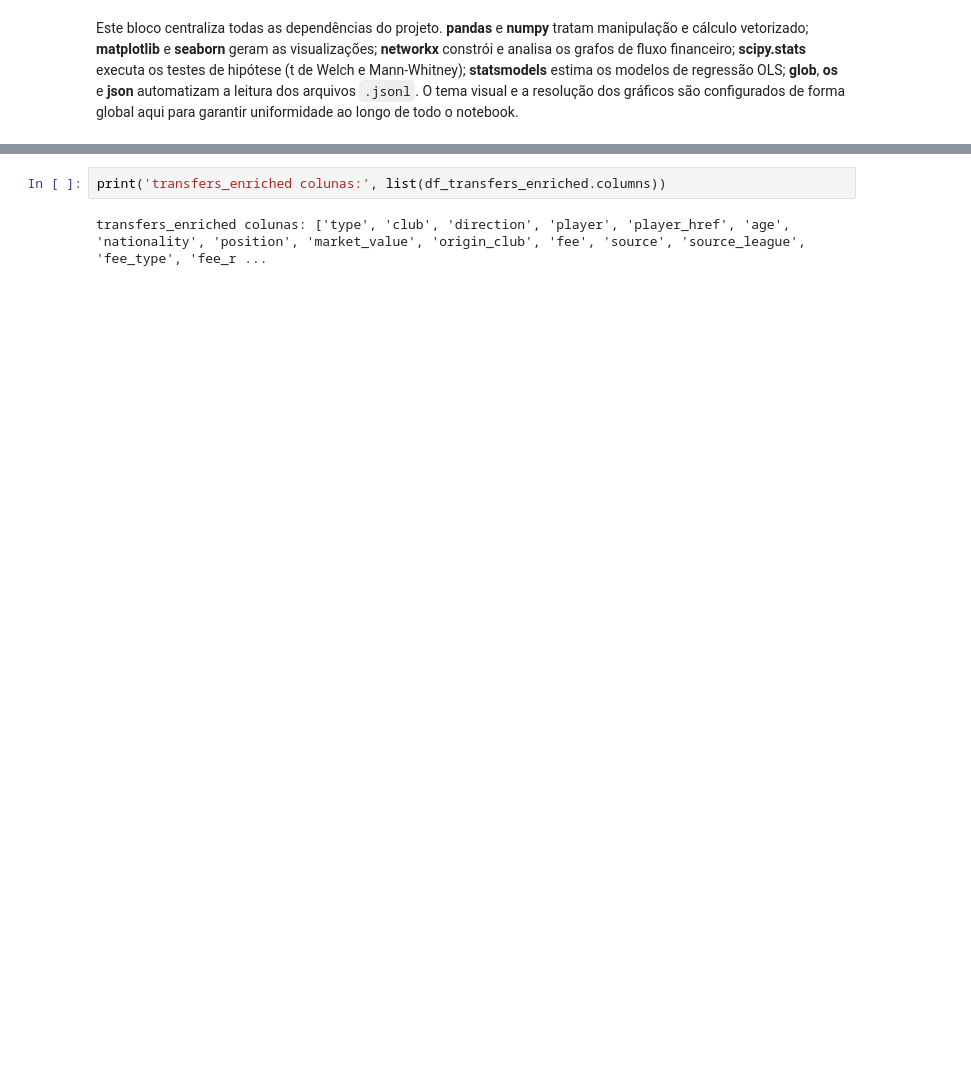
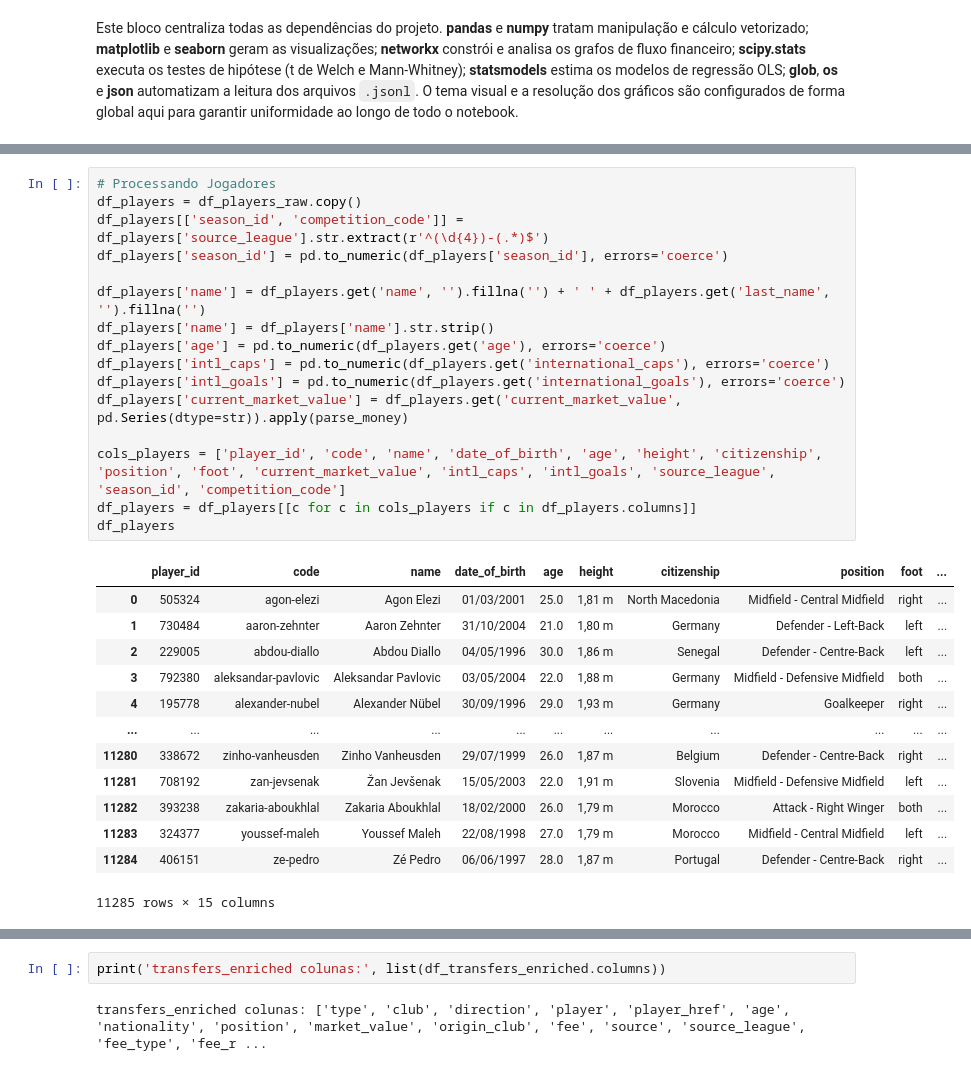
Before and after one commit to leticia-ribeirom/TP-CDAF, a Jupyter notebook: notebooks/exploratory_analysis.ipynb, the cells around one changed output, grey strips where cells are left out. Drawn from its saved outputs; the diff is of its cells as text; blank space fills up the shorter version.

```diff
--- a/notebooks/exploratory_analysis.ipynb
+++ b/notebooks/exploratory_analysis.ipynb
@@ -251,0 +213,30 @@ Processamento concluído. Todos os DataFrames foram devidamente parseados, limpo
+# %%
+# Processando Jogadores
+df_players = df_players_raw.copy()
+df_players[['season_id', 'competition_code']] = df_players['source_league'].str.extract(r'^(\d{4})-(.*)$')
+df_players['season_id'] = pd.to_numeric(df_players['season_id'], errors='coerce')
+
+df_players['name'] = df_players.get('name', '').fillna('') + ' ' + df_players.get('last_name', '').fillna('')
+df_players['name'] = df_players['name'].str.strip()
+df_players['age'] = pd.to_numeric(df_players.get('age'), errors='coerce')
+df_players['intl_caps'] = pd.to_numeric(df_players.get('international_caps'), errors='coerce')
+df_players['intl_goals'] = pd.to_numeric(df_players.get('international_goals'), errors='coerce')
+df_players['current_market_value'] = df_players.get('current_market_value', pd.Series(dtype=str)).apply(parse_money)
+
+cols_players = ['player_id', 'code', 'name', 'date_of_birth', 'age', 'height', 'citizenship', 'position', 'foot', 'current_market_value', 'intl_caps', 'intl_goals', 'source_league', 'season_id', 'competition_code']
+df_players = df_players[[c for c in cols_players if c in df_players.columns]]
+df_players
+# %% [output]
+|  | player_id | code | name | date_of_birth | age | height | citizenship | position | foot | ... |
+| 0 | 505324 | agon-elezi | Agon Elezi | 01/03/2001 | 25.0 | 1,81 m | North Macedonia | Midfield - Central Midfield | right | ... |
+| 1 | 730484 | aaron-zehnter | Aaron Zehnter | 31/10/2004 | 21.0 | 1,80 m | Germany | Defender - Left-Back | left | ... |
+| 2 | 229005 | abdou-diallo | Abdou Diallo | 04/05/1996 | 30.0 | 1,86 m | Senegal | Defender - Centre-Back | left | ... |
+| 3 | 792380 | aleksandar-pavlovic | Aleksandar Pavlovic | 03/05/2004 | 22.0 | 1,88 m | Germany | Midfield - Defensive Midfield | both | ... |
+| 4 | 195778 | alexander-nubel | Alexander Nübel | 30/09/1996 | 29.0 | 1,93 m | Germany | Goalkeeper | right | ... |
+| ... | ... | ... | ... | ... | ... | ... | ... | ... | ... | ... |
+| 11280 | 338672 | zinho-vanheusden | Zinho Vanheusden | 29/07/1999 | 26.0 | 1,87 m | Belgium | Defender - Centre-Back | right | ... |
+| 11281 | 708192 | zan-jevsenak | Žan Jevšenak | 15/05/2003 | 22.0 | 1,91 m | Slovenia | Midfield - Defensive Midfield | left | ... |
+| 11282 | 393238 | zakaria-aboukhlal | Zakaria Aboukhlal | 18/02/2000 | 26.0 | 1,79 m | Morocco | Attack - Right Winger | both | ... |
+| 11283 | 324377 | youssef-maleh | Youssef Maleh | 22/08/1998 | 27.0 | 1,79 m | Morocco | Midfield - Central Midfield | left | ... |
+| 11284 | 406151 | ze-pedro | Zé Pedro | 06/06/1997 | 28.0 | 1,87 m | Portugal | Defender - Centre-Back | right | ... |
+11285 rows × 15 columns
```
Also changed, not shown: parts of 33 cells of this notebook, 6 other files.
